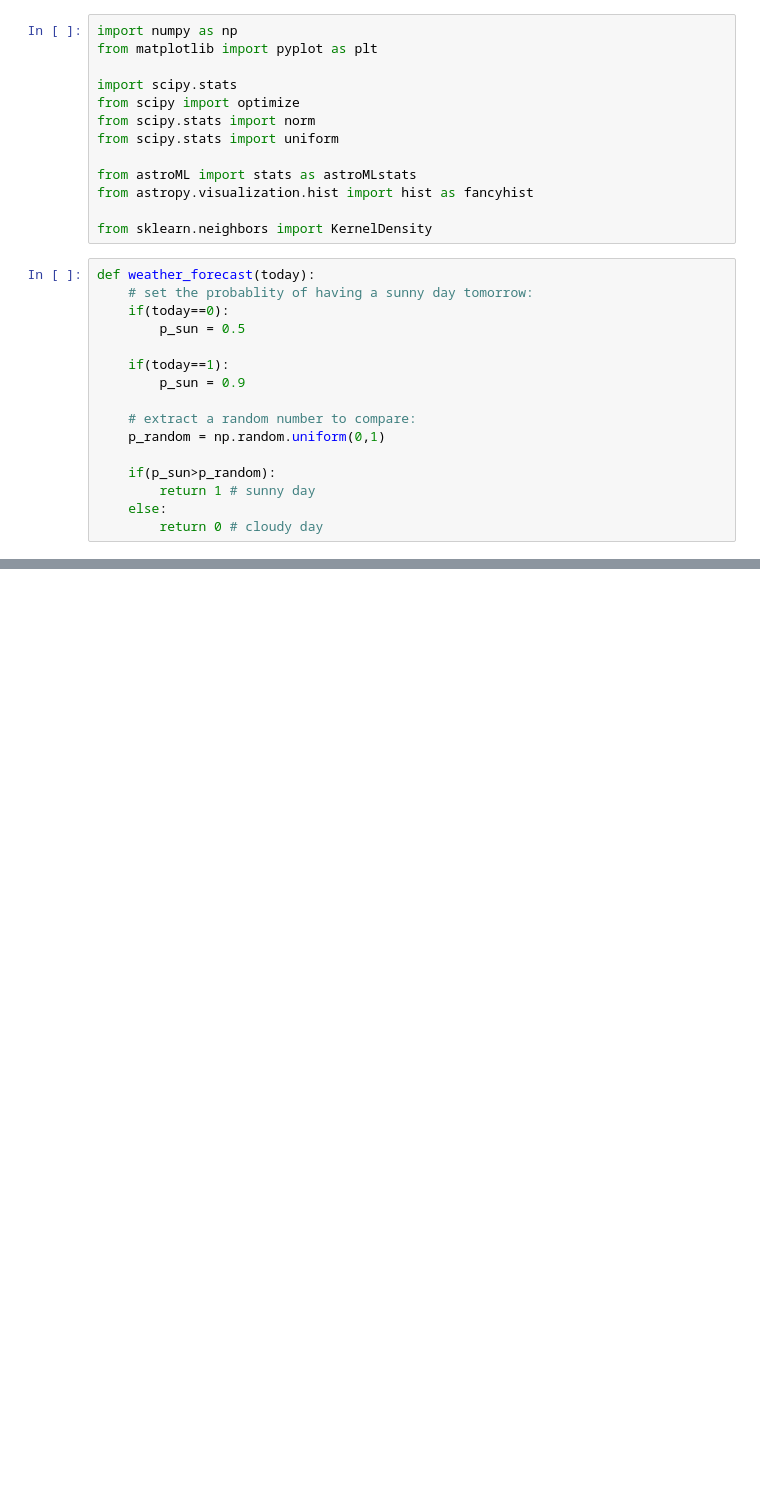
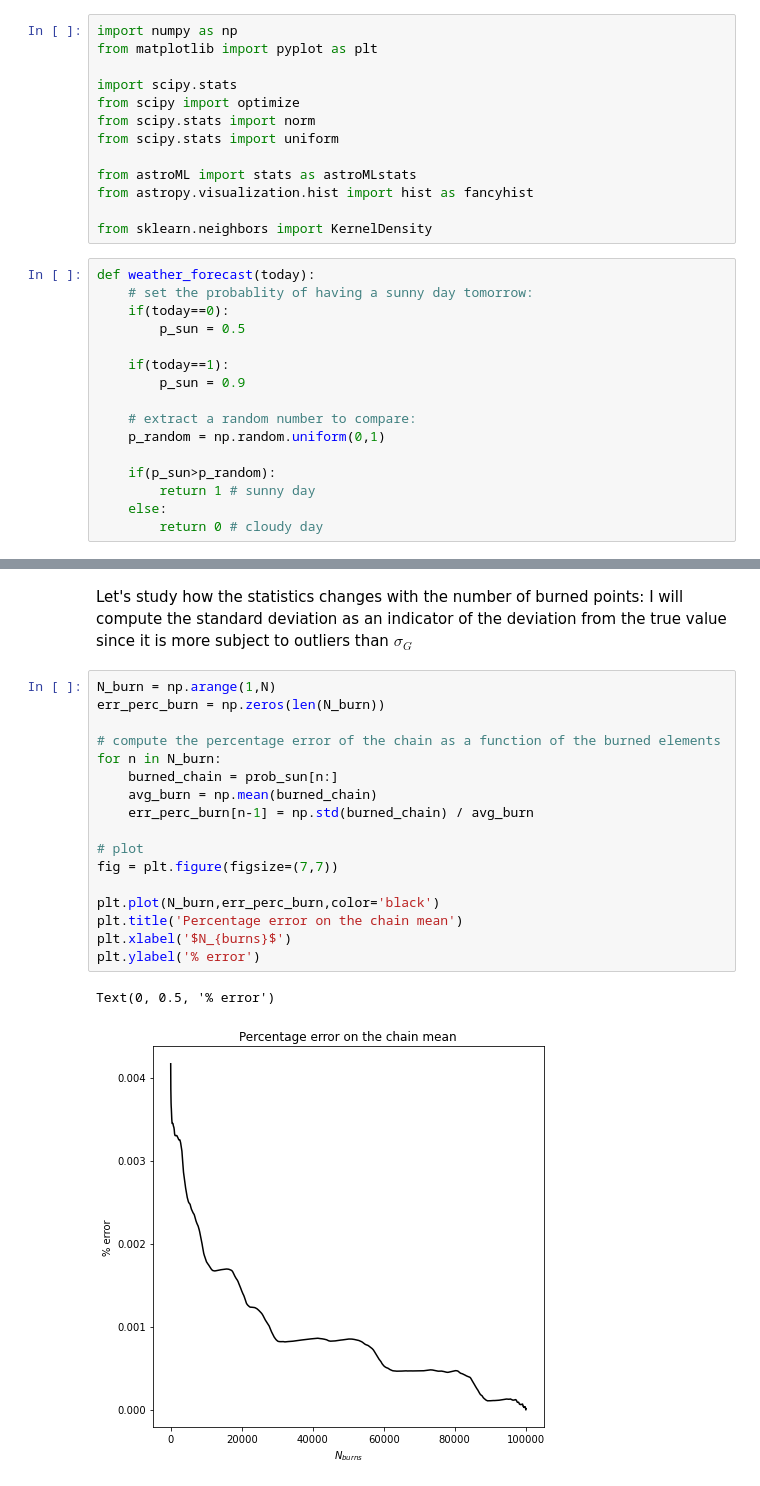
Before and after one commit to ludovicobizzarri/astrostatistics_bicocca_2024, a Jupyter notebook: working/Lesson 10/Wheather forecast.ipynb, the cells around one changed output, grey strips where cells are left out. Saved outputs shown, nothing was run; the diff lists cells and outputs as text; blank space fills up the shorter version.

```diff
--- a/working/Lesson 10/Wheather forecast.ipynb
+++ b/working/Lesson 10/Wheather forecast.ipynb
@@ -149,0 +156,22 @@ Possible improvement: KDE
+# %% [markdown]
+Let's study how the statistics changes with the number of burned points: I will compute the standard deviation as an indicator of the deviation from the true value since it is more subject to outliers than $\sigma_G$
+# %%
+N_burn = np.arange(1,N)
+err_perc_burn = np.zeros(len(N_burn))
+
+# compute the percentage error of the chain as a function of the burned elements
+for n in N_burn:
+    burned_chain = prob_sun[n:]
+    avg_burn = np.mean(burned_chain)
+    err_perc_burn[n-1] = np.std(burned_chain) / avg_burn
+
+# plot
+fig = plt.figure(figsize=(7,7))
+
+plt.plot(N_burn,err_perc_burn,color='black')
+plt.title('Percentage error on the chain mean')
+plt.xlabel('$N_{burns}$')
+plt.ylabel('% error')
+# %% [output]
+Text(0, 0.5, '% error')
+[figure, added]
```
Also changed, not shown: parts of 5 cells of this notebook.
